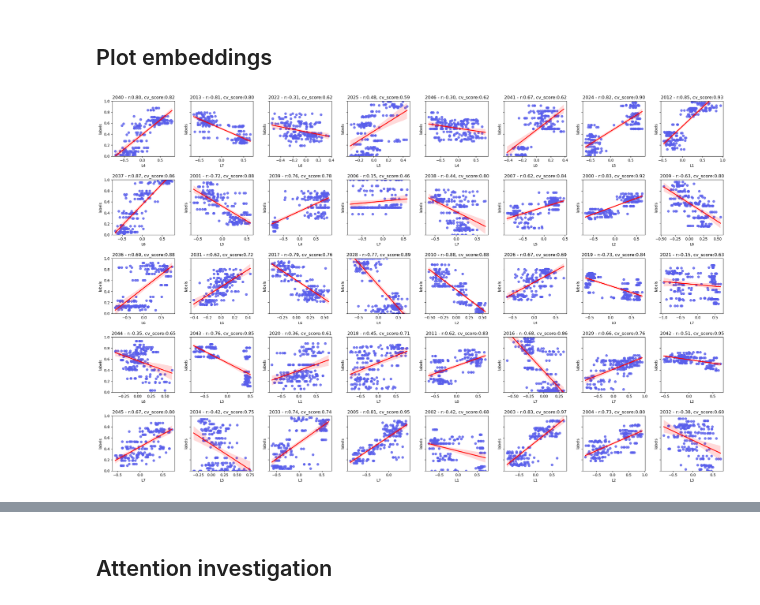
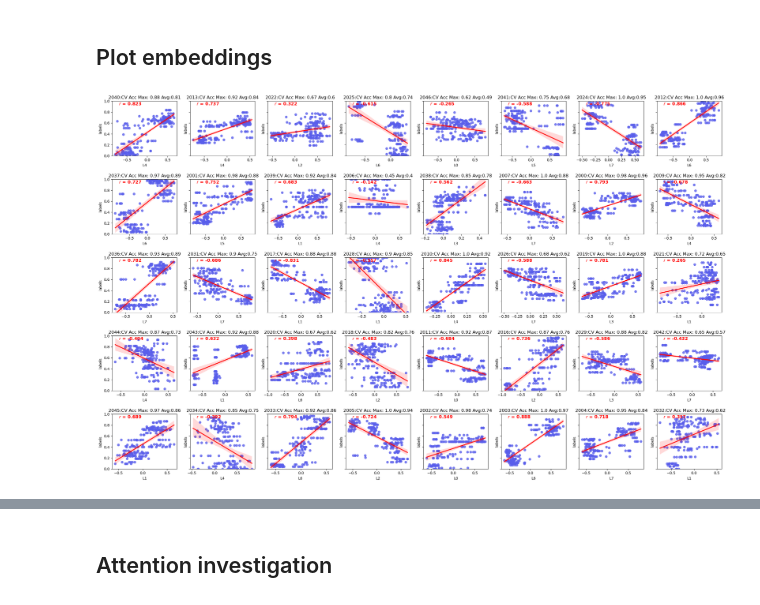
Before and after one commit to ti55987/MM_UCSF, a Jupyter notebook: analysis/knn.ipynb, the cells around one changed output, grey strips where cells are left out. Cells and saved outputs as stored; diff of their text form; code cells hidden in the pictures.

Commit message:
Add embedding and group analysiss

```diff
--- a/analysis/knn.ipynb
+++ b/analysis/knn.ipynb
@@ -139,27 +94,32 @@ def get_feature_to_data(subject_data, marker: str = "EEG"):
 ### Slicing
 # %%
 import os
+from features.feature_utils import get_feature_to_data
 
 marker = "EEG"
 num_slice_per_trial = 5
 
-# [2001, 2003, 2017, 2026, 2028, 2033,  2037, 2041]
 subject_list = []
-#marker_features = []
 valence_labels, arousal_labels, attention_labels = [], [], []
 label_thresholds = []
+across_blocks_label_thresholds = []
 for d in os.listdir(data_dir):
     dir_name = data_dir + d
     if not os.path.isdir(dir_name):
         continue
 
     subject_data = load_data_from_dir(dir_name)
-    #features = get_feature_to_data(subject_data, marker)
+    features = get_feature_to_data(subject_data, marker)
     vl, arl, atl = get_raw_labels(AUDIO_BLOCKS, subject_data, num_slice_per_trial)
 
     subject_list.append(d)
-    #marker_features.append(features)
+    marker_features.append(features)
     valence_labels.append(vl)
     arousal_labels.append(arl)
     attention_labels.append(atl)
-    label_thresholds.append(get_label_means(subject_data))
+    label_thresholds.append((np.mean(vl), np.mean(arl)))
+    across_blocks_label_thresholds.append(get_label_means(subject_data))
+
+# with open('data/behavioral_labels.pkl', 'wb') as handle:
+#     d = {'attention_labels': attention_labels, 'valence_labels': valence_labels, 'arousal_labels': arousal_labels}
+#     pickle.dump(d, handle, protocol=pickle.HIGHEST_PROTOCOL)
@@ -520,7 +404,6 @@ method = 'CEBRA'
 filtered_channel = "C"
 combined_all_spectral = True
 plot_roc = False
-plot_embeddings = True
 ###############
 
 subject_to_embedding = { s: {'valence': [], 'arousal': []} for s in subject_list}
@@ -545,7 +428,7 @@ for idx in range(len(subject_list)):
         )
 
         subject_to_embedding[subj][lt], accuracy = decode_marker_data(
-            dataset_dict, lt, v_thred, a_thred, method, thred, plot_roc, plot_embeddings
+            dataset_dict, lt, v_thred, a_thred, method, thred, plot_roc
         )
 
         all_feature_name, mean_scores = get_feature_names_and_mean_scores(
@@ -634,34 +502,51 @@ sns.relplot(
 # %%
 colorMap = {'valence': '#94b325', 'arousal': '#595eeb'}
 label_type = 'arousal'
 best_embedding_idx = []
-acc = subject_accuracy_summary[subject_accuracy_summary['label_type'] == label_type]
 
 for i, s in enumerate(subject_list):
-
-    _, embeddings, embedding_labels = subject_to_embedding[s][label_type][0]
+    (
+        _,
+        max_idx,
+        (embeddings, val_embeddings),
+        (embedding_labels, val_embedding_labels),
+    ) = subject_to_embedding[s][label_type][0]
     abs_corr = []
     for idx in range(embeddings.shape[-1]):
         corr = np.corrcoef(embeddings[:, idx], embedding_labels)[0, 1]
         abs_corr.append(np.abs(corr))
 
     max_score_index = np.array(abs_corr).argmax(axis=0)
     best_embedding_idx.append(max_score_index)
 
 n_row, n_col = (5, 8)
 f, axarr = plt.subplots(n_row, n_col, figsize=(3 * n_col, 3 * n_row), sharey=True)
 for idx, ax in enumerate(axarr.flat):
     s = subject_list[idx]
-    s_acc = acc[acc['subject'] == int(s)]['cv_mean_score'].values[0]
-
     l = f'L{best_embedding_idx[idx]}'
-    _, embeddings, embedding_labels = subject_to_embedding[s][label_type][0]
+    (
+        name,
+        max_idx,
+        (embeddings, val_embeddings),
+        (embedding_labels, val_embedding_labels),
+    ) = subject_to_embedding[s][label_type][0]
 
     result = pd.DataFrame({l: embeddings[:, best_embedding_idx[idx]], 'labels': embedding_labels})
     sns.regplot(data=result, ci=99, x=l, y='labels', color=colorMap[label_type], line_kws=dict(color="r"), ax=ax)
     corr = np.corrcoef(result[l], embedding_labels)[0, 1]
-    ax.set_title(f'{s} - r:{corr:.2f}, cv_score:{s_acc:.2f}')
+    ax.text(
+        0.1,
+        0.95,
+        "$r$ = {:.3f}".format(corr),
+        horizontalalignment="left",
+        verticalalignment="center",
+        color='red',
+        fontweight='heavy',
+        transform=ax.transAxes,
+        size=12,
+    )
+    ax.set_title(f'{s}:{name}')
     ax.set(ylim=(0, 1))
 f.tight_layout(pad=1.8)
 # %% [output]
-[figure, old version]
+[figure, new version]
```
Also changed, not shown: parts of 15 cells of this notebook, 6 other files.
